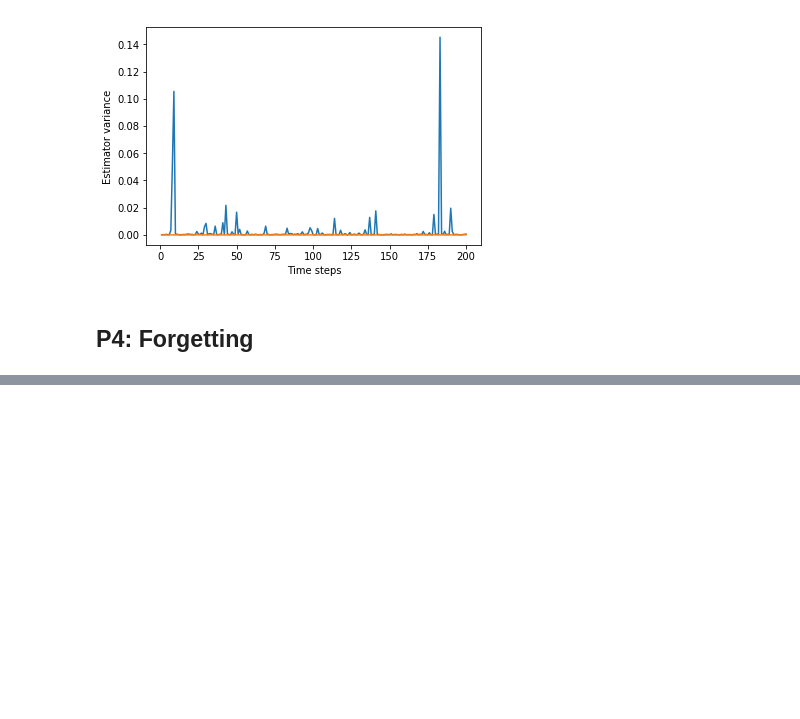
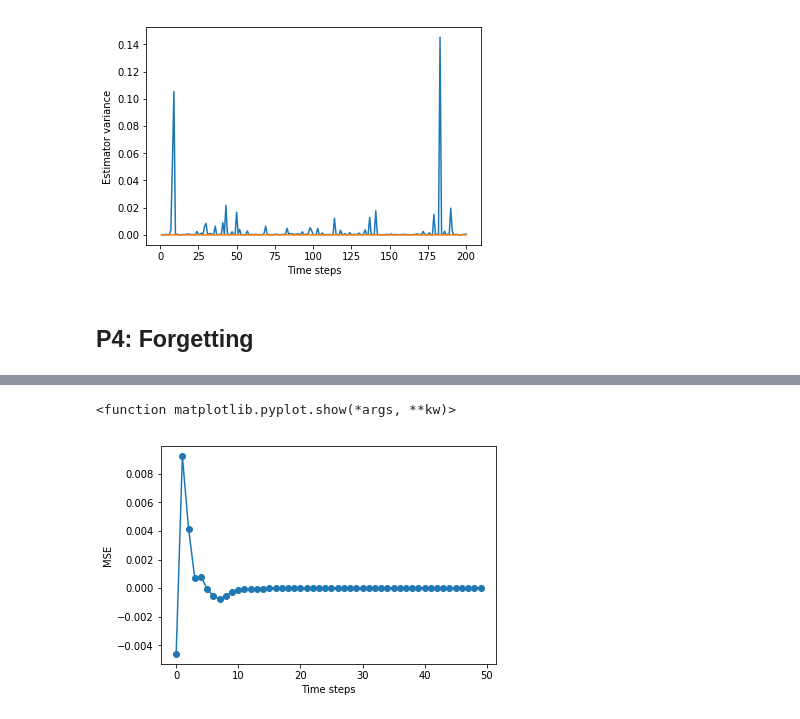
Before and after one commit to marcusklasson/smc_methods, a Jupyter notebook: ex2.ipynb, the cells around one changed output, grey strips where cells are left out. Saved outputs shown, nothing was run; the diff lists cells and outputs as text; code cells hidden in the pictures; blank space fills up the shorter version.

```diff
--- a/ex2.ipynb
+++ b/ex2.ipynb
@@ -290,0 +349,22 @@ plt.show()
+# %%
+n_runs = 100
+means_bpf = np.zeros([n_runs, T+1])
+
+# Run Kalman filter
+means_kf, covs_kf = kalman_filter(y, Q=0.0)
+
+mse = 0.0
+for i in range(n_runs):
+    x_bpf, w_bpf = bootstrap_particle_filter(y, n_particles=500, Q=0.0)
+    means_bpf[i, :] = np.sum(x_bpf * w_bpf, axis=1)
+
+    mse += (means_bpf[i, :] - means_kf)**2
+
+mse = mse / n_runs
+
+plt.plot(mse[:50], 'o-')
+plt.xlabel('Time steps'); plt.ylabel('MSE')
+plt.show
+# %% [output]
+<function matplotlib.pyplot.show(*args, **kw)>
+[figure, added]
```
Also changed, not shown: parts of 5 cells of this notebook.
